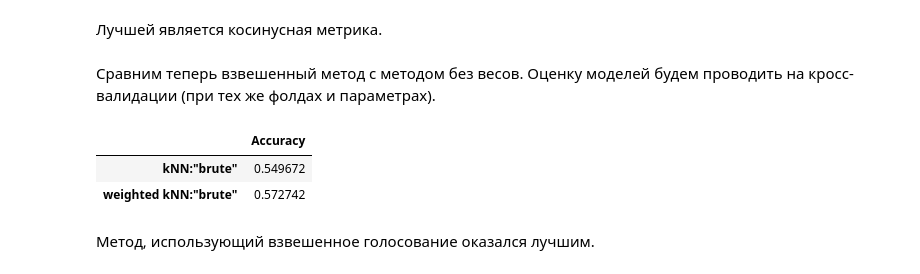
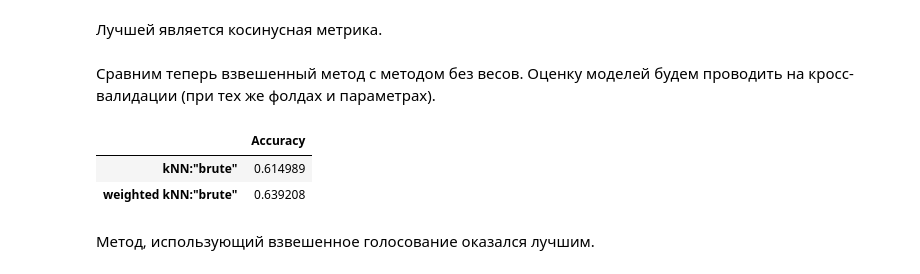
Before and after one commit to soboleva-daria/msu-code-workshop, a Jupyter notebook: kNN/knn_2.ipynb, the cells around one changed output. Cells and saved outputs as stored; diff of their text form; code cells hidden in the pictures.

```diff
--- a/kNN/knn_2.ipynb
+++ b/kNN/knn_2.ipynb
@@ -59,16 +59,15 @@ data = []
 tokens = {}
 token_n = 0
 
-for i, doc_t in enumerate(tokens_train):
-    counter = Counter(doc_t)
-    for w, count in counter.items():
+for doc_t in tokens_train:
+    for w in doc_t:
         if w not in tokens:
             tokens[w] = token_n
             token_n += 1
 
         indices.append(tokens[w])
-        data.append(count)
+        data.append(1)
 
-    indptr.append(indptr[-1] + len(counter))
+    indptr.append(len(indices))
 sparse_train = csr_matrix((np.array(data), np.array(indices), np.array(indptr)),
                            shape=(len(tokens_train), len(tokens)))
@@ -189,19 +186,19 @@ pd.DataFrame(scores).T
 # %%
 # Возьмем за основу модель 'brute' с косинусной метрикой. (победитель предыдущих испытаний)
 scores = {}
 
-k = 7
+k = 9
 scores = {
     'weighted kNN:"brute"':{"Accuracy": np.mean(knn_cross_val_score(vectors_train, train.target, k_list=[k],
                                                                     metric='cosine', weights=True)[k])},
     'kNN:"brute"':{"Accuracy": np.mean(knn_cross_val_score(vectors_train, train.target,
                                                             k_list = [k], metric='cosine')[k])}
 }
 pd.DataFrame(scores).T
 # %% [output]
 |  | Accuracy |
-| kNN:"brute" | 0.549672 |
-| weighted kNN:"brute" | 0.572742 |
+| kNN:"brute" | 0.614989 |
+| weighted kNN:"brute" | 0.639208 |
 # %% [markdown]
 Метод, использующий взвешенное голосование оказался лучшим.
 # %% [markdown]
```
Also changed, not shown: parts of 11 cells of this notebook, 1 other file.
